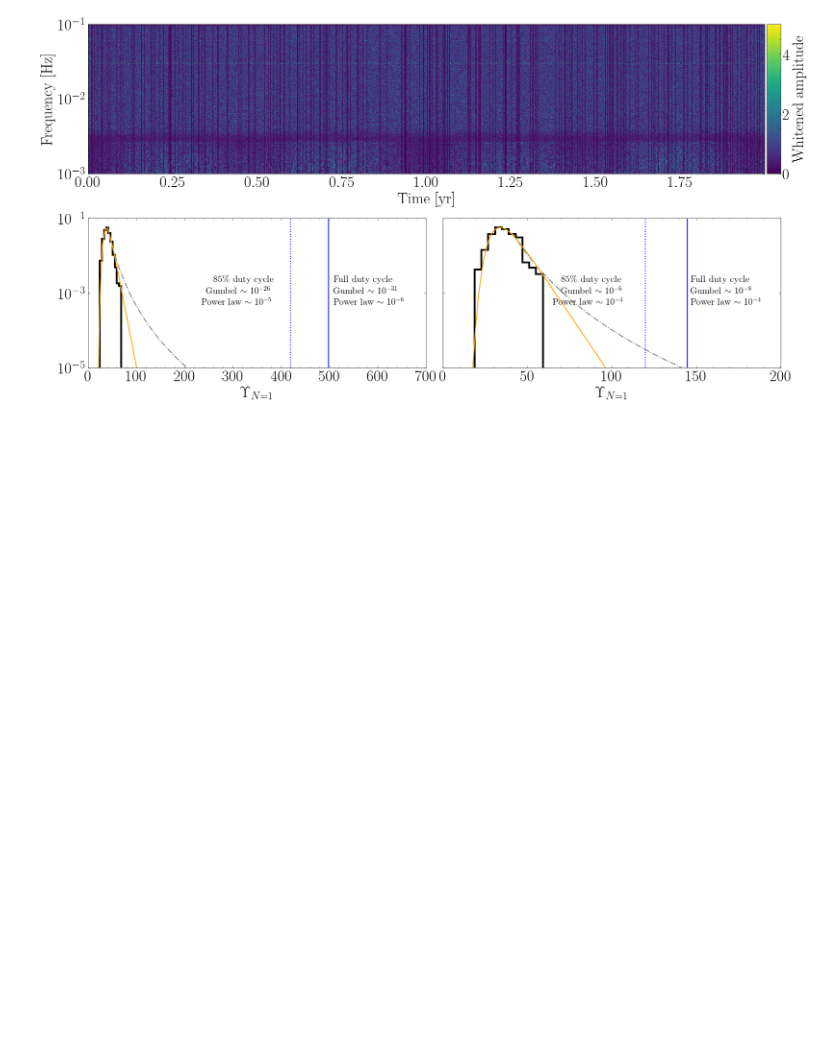
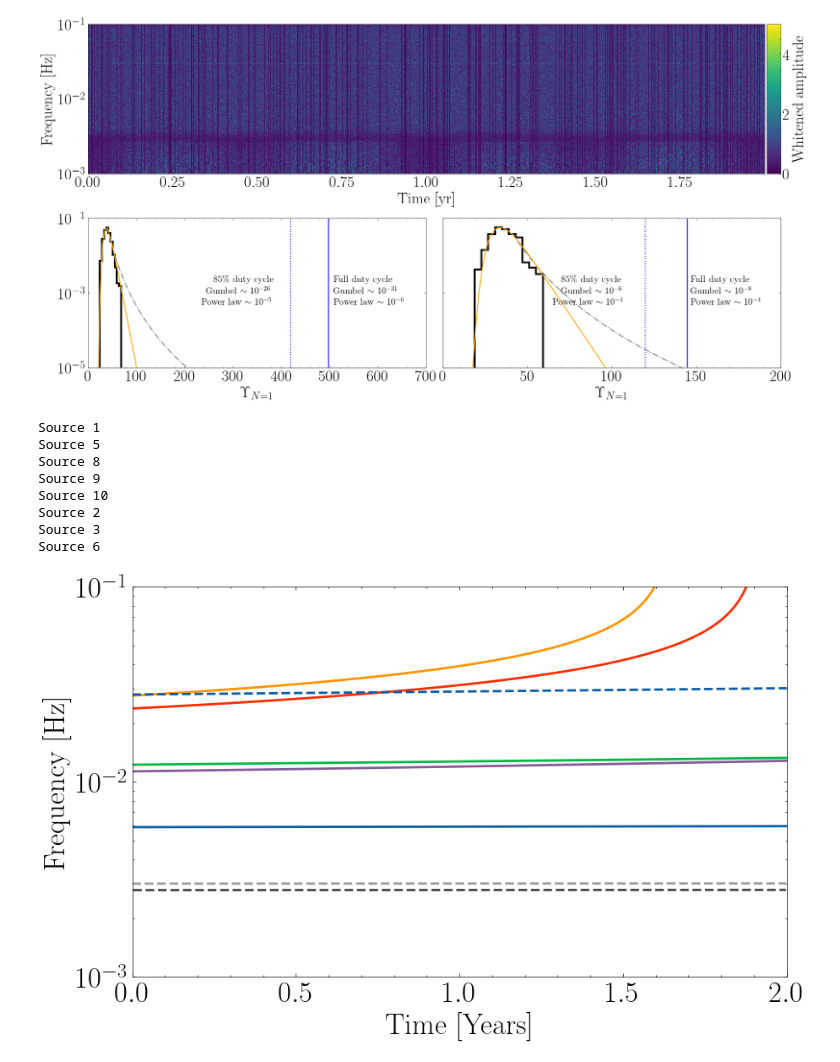
Before and after one commit to dig07/Yorsh-End-to-end-search, a Jupyter notebook: Fig2/GAPs+FAP.ipynb, the cells around one changed output. Saved outputs shown, nothing was run; the diff lists cells and outputs as text; code cells hidden in the pictures; blank space fills up the shorter version.

```diff
--- a/Fig2/GAPs+FAP.ipynb
+++ b/Fig2/GAPs+FAP.ipynb
@@ -288,3 +289,35 @@ plt.savefig('Gaps+False_alarm.pdf')
 plt.show()
 # %% [output]
 [figure]
+# %%
+Observable_sources = pickle.load(open("Observable_sources.pickle", "rb"))
+Unobservable_sources = pickle.load(open("Unobservable_sources.pickle", "rb"))
+# %%
+plt.figure(figsize=(10,6))
+
+for Name, tf in zip(list(Observable_sources.keys()),list(Observable_sources.values())):
+    print(Name)
+    times,freqs = tf
+    plt.plot(times/(365.25*24*60*60),freqs,lw=2,ls='-')
+
+for Name, tf in zip(list(Unobservable_sources.keys()),list(Unobservable_sources.values())):
+    print(Name)
+    times,freqs = tf
+    plt.plot(times/(365.25*24*60*60),freqs,lw=2,ls='--')
+
+plt.xlim(0,2)
+plt.ylim(1.e-3,0.1)
+plt.semilogy()
+plt.xlabel('Time [Years]')
+plt.ylabel('Frequency [Hz]')
+plt.show()
+# %% [output]
+Source 1
+Source 5
+Source 8
+Source 9
+Source 10
+Source 2
+Source 3
+Source 6
+[figure, added]
```
Also changed, not shown: parts of 3 cells of this notebook.
